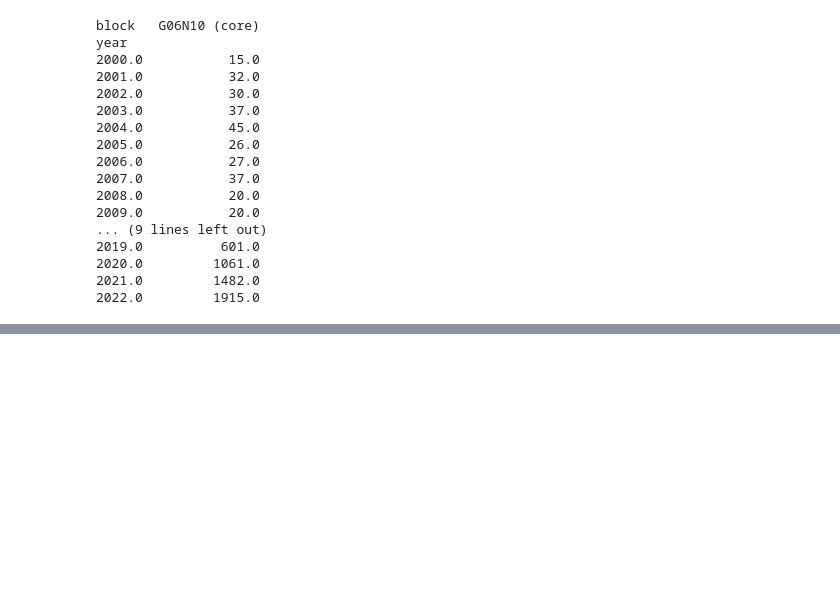
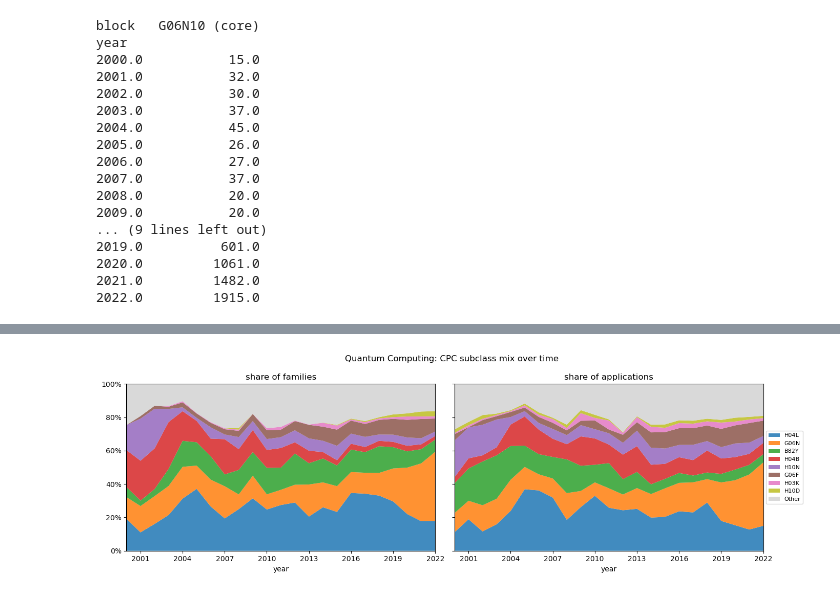
Before and after one commit to letiBri/PW---Quantum-Computing, a Jupyter notebook: notebooks/STEP1_general_description.ipynb, the cells around one changed output, grey strips where cells are left out. Saved outputs shown, nothing was run; the diff lists cells and outputs as text; code cells hidden in the pictures; blank space fills up the shorter version.

```diff
--- a/notebooks/STEP1_general_description.ipynb
+++ b/notebooks/STEP1_general_description.ipynb
@@ -887,0 +910,25 @@ year
+# %%
+CPC_DEFINITIONS = {
+    "G06N": "COMPUTING ARRANGEMENTS BASED ON SPECIFIC COMPUTATIONAL MODELS",
+    "H04L": "TRANSMISSION OF DIGITAL INFORMATION, e.g. TELEGRAPHIC COMMUNICATION",
+    "H04B": "TRANSMISSION",
+    "G06F": "ELECTRIC DIGITAL DATA PROCESSING",
+    "H10N": "ELECTRIC SOLID-STATE DEVICES NOT OTHERWISE PROVIDED FOR",
+    "B82Y": "SPECIFIC USES OR APPLICATIONS OF NANOSTRUCTURES; MEASUREMENT OR ANALYSIS OF NANOSTRUCTURES; MANUFACTURE OR TREATMENT OF NANOSTRUCTURES",
+    "Y02D": "CLIMATE CHANGE MITIGATION TECHNOLOGIES IN INFORMATION AND COMMUNICATION TECHNOLOGIES [ICT]",
+    "G06Q": "INFORMATION AND COMMUNICATION TECHNOLOGY [ICT] SPECIALLY ADAPTED FOR ADMINISTRATIVE, COMMERCIAL, FINANCIAL, MANAGERIAL OR SUPERVISORY PURPOSES",
+    "H03K": "PULSE TECHNIQUE",
+    "H10D": "INORGANIC ELECTRIC SEMICONDUCTOR DEVICES",
+    "Other": "other fields",
+    "Total": ""
+}
+
+cpc_mix = pd.concat([fractional_by_cpc_subclass(s) for s in SECTOR_SCOPES], ignore_index=True)
+cpc_pooled = pd.concat([pool_other(cpc_mix[cpc_mix["level"] == lvl], "subclass").assign(level=lvl)
+                        for lvl in LEVELS], ignore_index=True)
+
+cpc_counts = complete_years(cpc_pooled).pivot_table(index="subclass", columns="level", values="n_frac",
+                                                    aggfunc="sum", fill_value=0)[list(LEVELS)]
+cpc_shares = share_table(cpc_counts)
+cpc_shares["definition (fill in from the CPC scheme)"] = (cpc_shares.index.map(CPC_DEFINITIONS))
+cpc_shares.style.format("{:.1f}%", subset=list(LEVELS))
@@ -887,0 +950,13 @@ year
+# %%
+from matplotlib.ticker import MaxNLocator
+
+fig, axes = side_by_side(f"{SECTOR_NAME}: CPC subclass mix over time", sharey=True)
+for ax, level in zip(axes, LEVELS):
+    stack_100(ax, share_over_time(cpc_pooled[cpc_pooled["level"] == level], "subclass"),
+              f"share of {UNIT_LABEL[level]}")
+    ax.xaxis.set_major_locator(MaxNLocator(integer=True))
+axes[-1].legend(loc="center left", bbox_to_anchor=(1, 0.5), fontsize=8)
+plt.tight_layout()
+plt.show()
+# %% [output]
+[figure, added]
```
Also changed, not shown: parts of 20 cells of this notebook, 33 other files.
